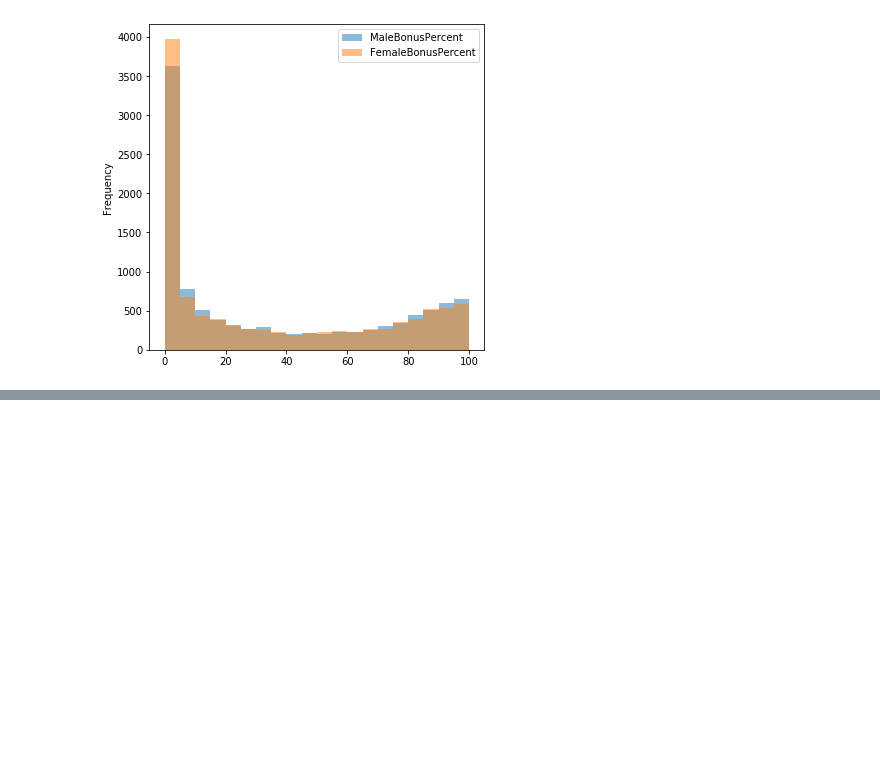
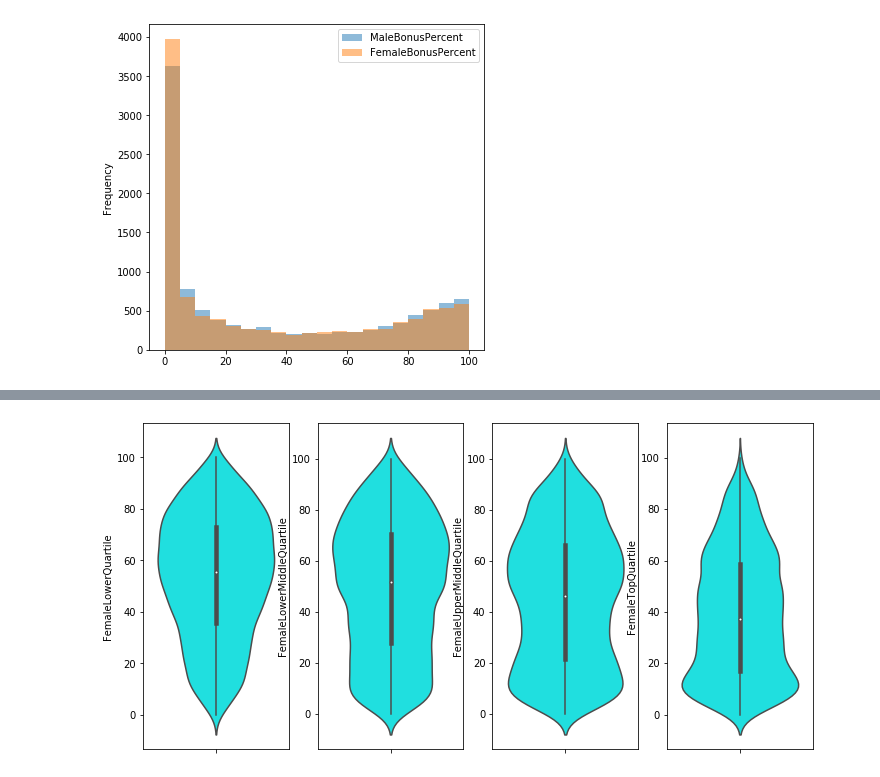
Before and after one commit to Ads2020Group6/data-exploration, a Jupyter notebook: GPG Government Equalities Office.ipynb, the cells around one changed output, grey strips where cells are left out. Cells and saved outputs as stored; diff of their text form; code cells hidden in the pictures; blank space fills up the shorter version.

```diff
--- a/GPG Government Equalities Office.ipynb
+++ b/GPG Government Equalities Office.ipynb
@@ -281,0 +349,4 @@ Female employees are granted with higher bonus only when 0-5%. In almost the res
+# %%
+plot_quartiles('Female', 'cyan')
+# %% [output]
+[figure, added]
```
Also changed, not shown: parts of 22 cells of this notebook.
